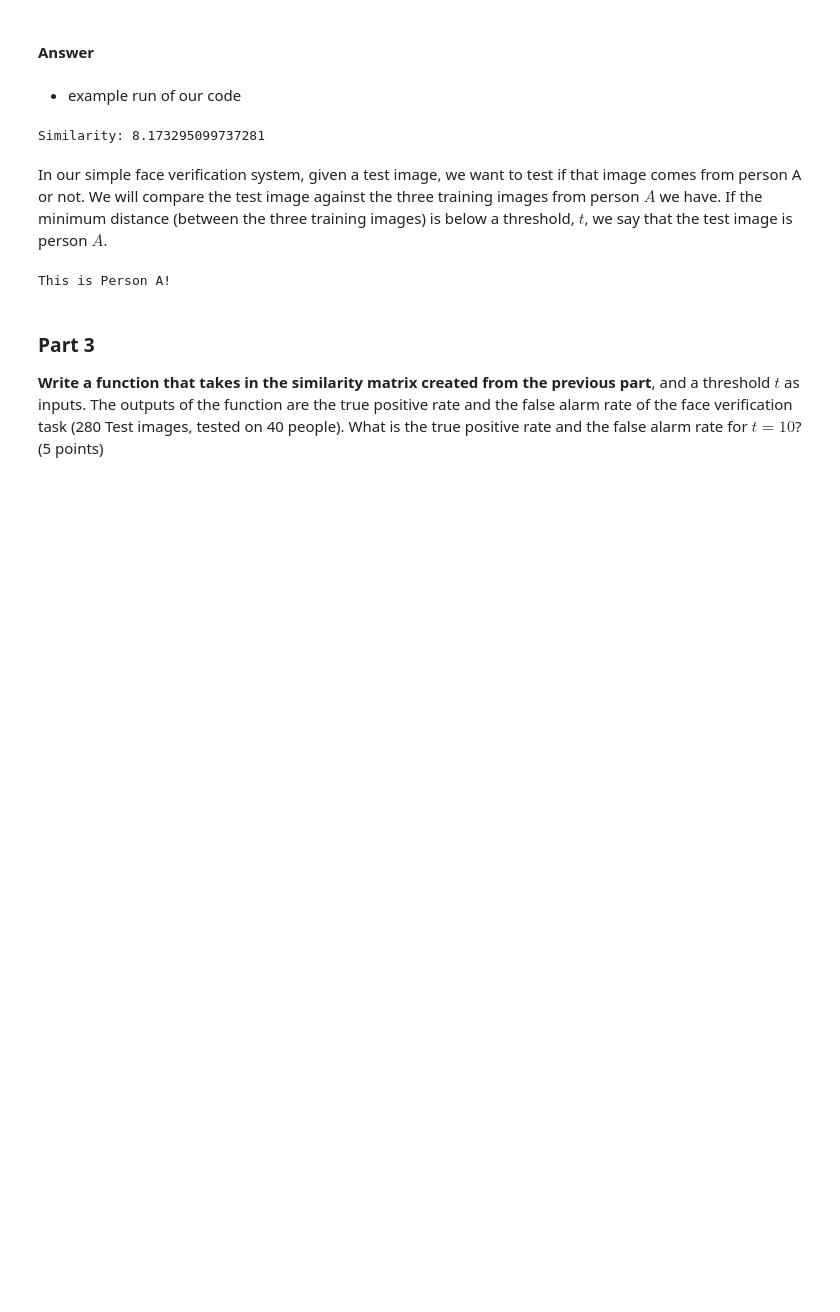
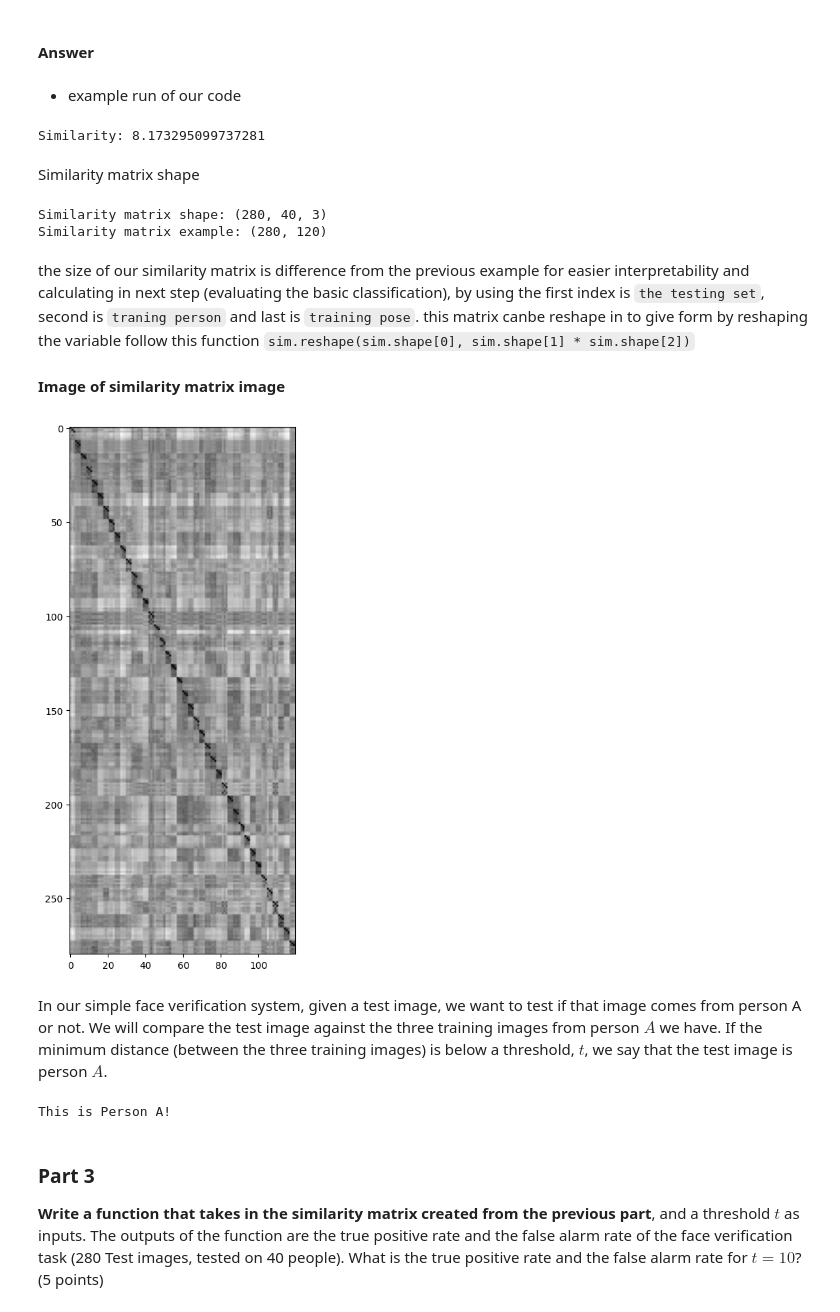
Before and after one commit to PavarisAsawa/PatternRecognition-Dimensionality_Reduction, a Jupyter notebook: pca.ipynb, the cells around one changed output. Drawn from its saved outputs; the diff is of its cells as text; code cells hidden in the pictures; blank space fills up the shorter version.

```diff
--- a/pca.ipynb
+++ b/pca.ipynb
@@ -133,3 +140,23 @@ Similarity: 8.173295099737281
+# %% [markdown]
+Similarity matrix shape
+# %%
+print(f"Similarity matrix shape: {sim.shape}")
+print(f"Similarity matrix reshaping : {sim.reshape(sim.shape[0], sim.shape[1] * sim.shape[2]).shape}")
+# %% [output]
+Similarity matrix shape: (280, 40, 3)
+Similarity matrix example: (280, 120)
+# %% [markdown]
+the size of our similarity matrix is difference from the previous example for easier interpretability and calculating in next step (evaluating the basic classification), by using the first index is `the testing set`, second is `traning person` and last is `training pose`. this matrix canbe reshape in to give form by reshaping the variable follow this function `sim.reshape(sim.shape[0], sim.shape[1] * sim.shape[2])`
+# %% [markdown]
+**Image of similarity matrix image**
+# %%
+plt.figure(figsize=(10, 10))
+plt.imshow(sim.reshape(sim.shape[0], sim.shape[1] * sim.shape[2]),cmap="gray")
+plt.show()
+# In float format, 1 is white
+plt.show()
+# %% [output]
+[figure, added]
 # %% [markdown]
 In our simple face verification system, given a test image, we want to test if that image comes from person A or not. We will compare the test image against the three training images from person $A$ we have. If the minimum distance (between the three training images) is below a threshold, $t$, we say that the test image is person $A$.
 # %%
```
Also changed, not shown: parts of 3 cells of this notebook, 3 other files.
